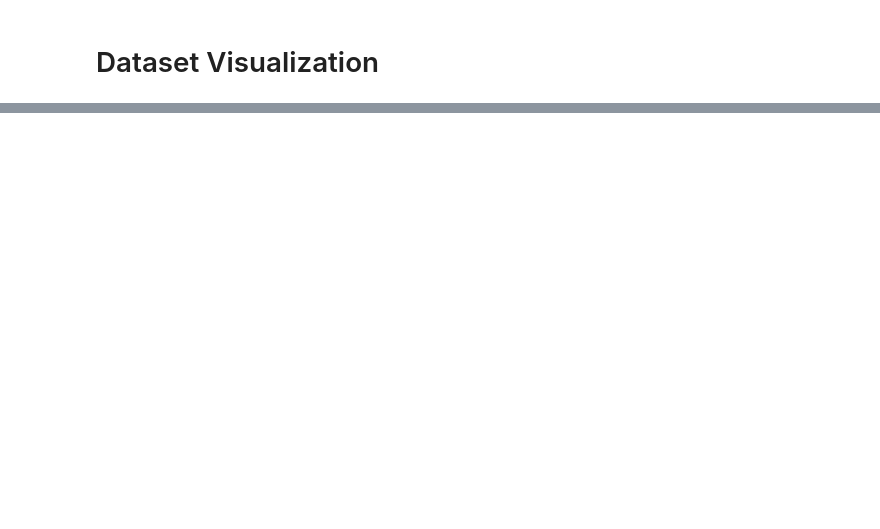
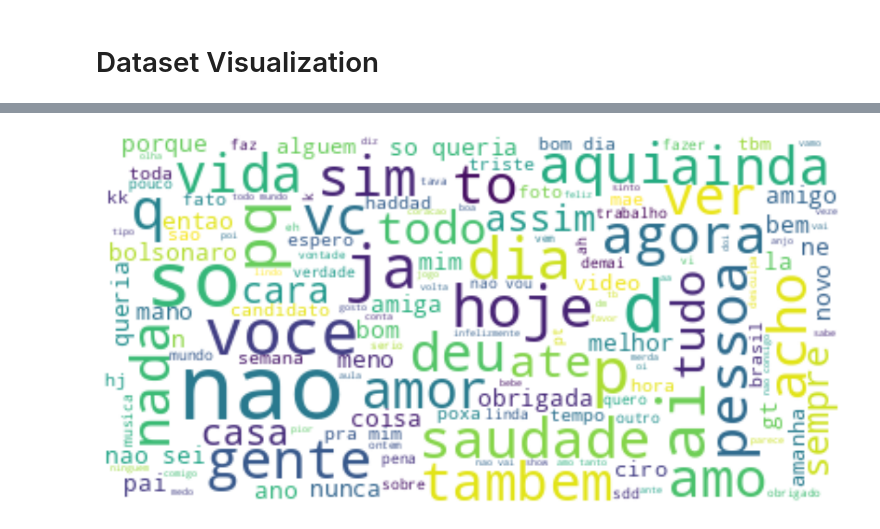
Before and after one commit to baldoinov/tweets-sentiment-analysis, a Jupyter notebook: notebooks/0.2-visualizing-the-dataset.ipynb, the cells around one changed output, grey strips where cells are left out. Drawn from its saved outputs; the diff is of its cells as text; code cells hidden in the pictures; blank space fills up the shorter version.

```diff
--- a/notebooks/0.2-visualizing-the-dataset.ipynb
+++ b/notebooks/0.2-visualizing-the-dataset.ipynb
@@ -252,0 +35,6 @@ plt.show()
+# %%
+from src.visualize import tweets_wordcloud
+
+tweets_wordcloud(df)
+# %% [output]
+[figure, added]
```
Also changed, not shown: parts of 31 cells of this notebook, 18 other files.
